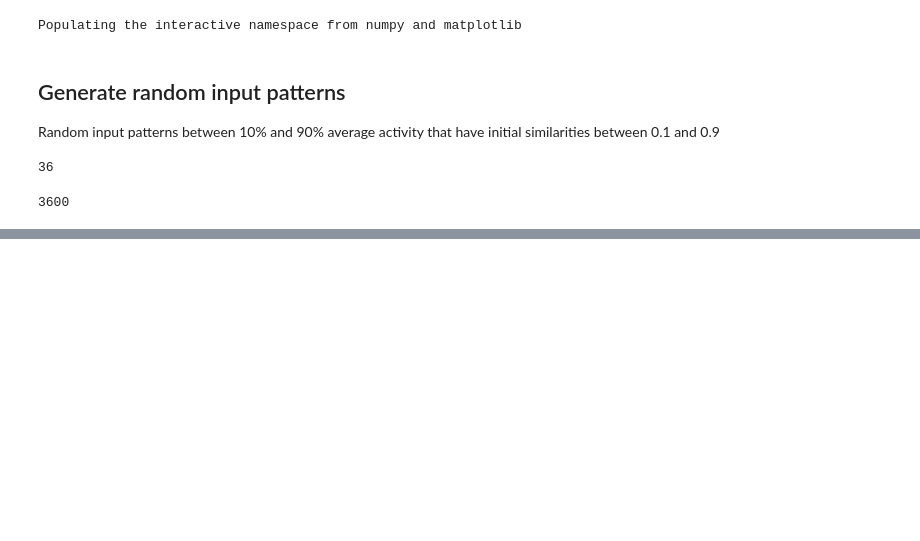
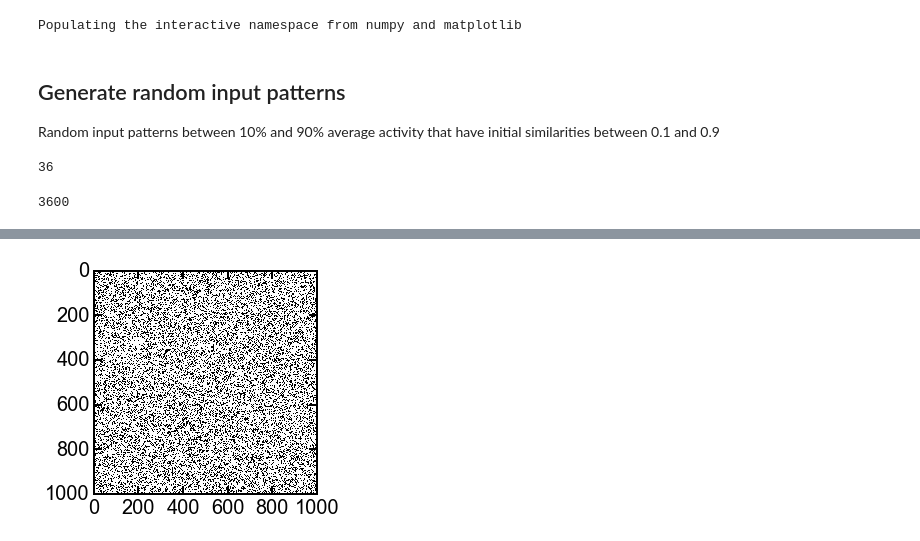
Before and after one commit to ClaudiaEsp/inet, a Jupyter notebook: Simulations/Random inhibition.ipynb, the cells around one changed output, grey strips where cells are left out. Drawn from its saved outputs; the diff is of its cells as text; code cells hidden in the pictures; blank space fills up the shorter version.

Commit message:
update inhibitory motifs values

```diff
--- a/Simulations/Random inhibition.ipynb
+++ b/Simulations/Random inhibition.ipynb
@@ -55,0 +89,6 @@ separation(inputpatterns, outputpatterns)
+# %%
+# load connectivity matrix of inhibitory neurons
+W = np.loadtxt('w_1000_0.280_0.000_0.000_0.000_0.000_0.dat', dtype=int).T #pre, post
+plt.imshow(W, cmap='binary',  interpolation='None');
+# %% [output]
+[figure, added]
```
Also changed, not shown: parts of 30 cells of this notebook, 3 other files.
